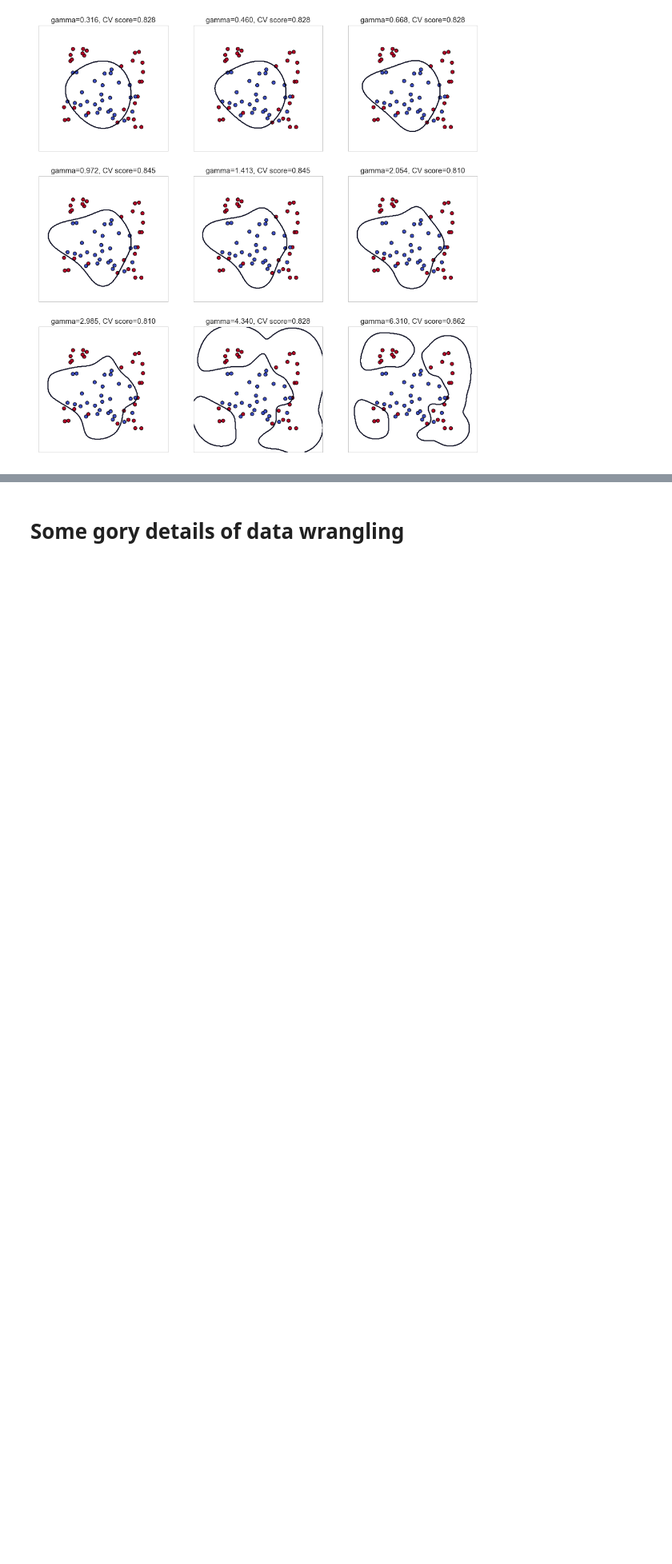
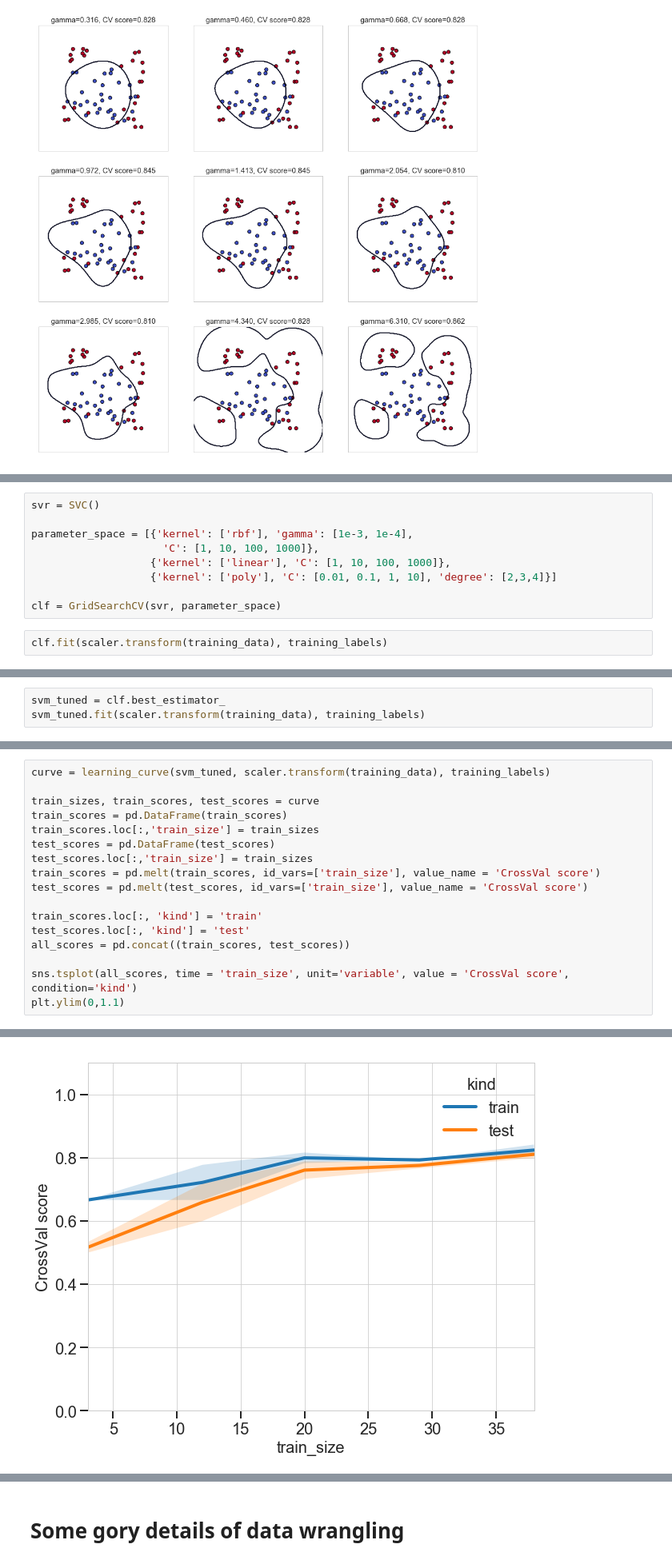
Before and after one commit to JanaLasser/data-science-course, a Jupyter notebook: day4/more_svm.ipynb, the cells around one changed output, grey strips where cells are left out. Shown at 80% size. Cells and saved outputs as stored; diff of their text form; blank space fills up the shorter version.

```diff
--- a/day4/more_svm.ipynb
+++ b/day4/more_svm.ipynb
@@ -421,0 +460,11 @@ for idx, gamma in enumerate(gamma_arr):
+# %%
+svr = SVC()
+
+parameter_space = [{'kernel': ['rbf'], 'gamma': [1e-3, 1e-4],
+                     'C': [1, 10, 100, 1000]},
+                   {'kernel': ['linear'], 'C': [1, 10, 100, 1000]},
+                   {'kernel': ['poly'], 'C': [0.01, 0.1, 1, 10], 'degree': [2,3,4]}]
+
+clf = GridSearchCV(svr, parameter_space)
+# %%
+clf.fit(scaler.transform(training_data), training_labels)
@@ -421,0 +489,3 @@ for idx, gamma in enumerate(gamma_arr):
+# %%
+svm_tuned = clf.best_estimator_
+svm_tuned.fit(scaler.transform(training_data), training_labels)
@@ -421,0 +497,18 @@ for idx, gamma in enumerate(gamma_arr):
+# %%
+curve = learning_curve(svm_tuned, scaler.transform(training_data), training_labels)
+
+train_sizes, train_scores, test_scores = curve
+train_scores = pd.DataFrame(train_scores)
+train_scores.loc[:,'train_size'] = train_sizes
+test_scores = pd.DataFrame(test_scores)
+test_scores.loc[:,'train_size'] = train_sizes
+train_scores = pd.melt(train_scores, id_vars=['train_size'], value_name = 'CrossVal score')
+test_scores = pd.melt(test_scores, id_vars=['train_size'], value_name = 'CrossVal score')
+
+train_scores.loc[:, 'kind'] = 'train'
+test_scores.loc[:, 'kind'] = 'test'
+all_scores = pd.concat((train_scores, test_scores))
+
+sns.tsplot(all_scores, time = 'train_size', unit='variable', value = 'CrossVal score', condition='kind')
+plt.ylim(0,1.1)
+# %% [output]
@@ -422,3 +516,4 @@ for idx, gamma in enumerate(gamma_arr):
+[figure, added]
 # %% [markdown]
 ## Further reading:
 * https://en.wikipedia.org/wiki/Support_vector_machine
```
Also changed, not shown: parts of 40 cells of this notebook.
